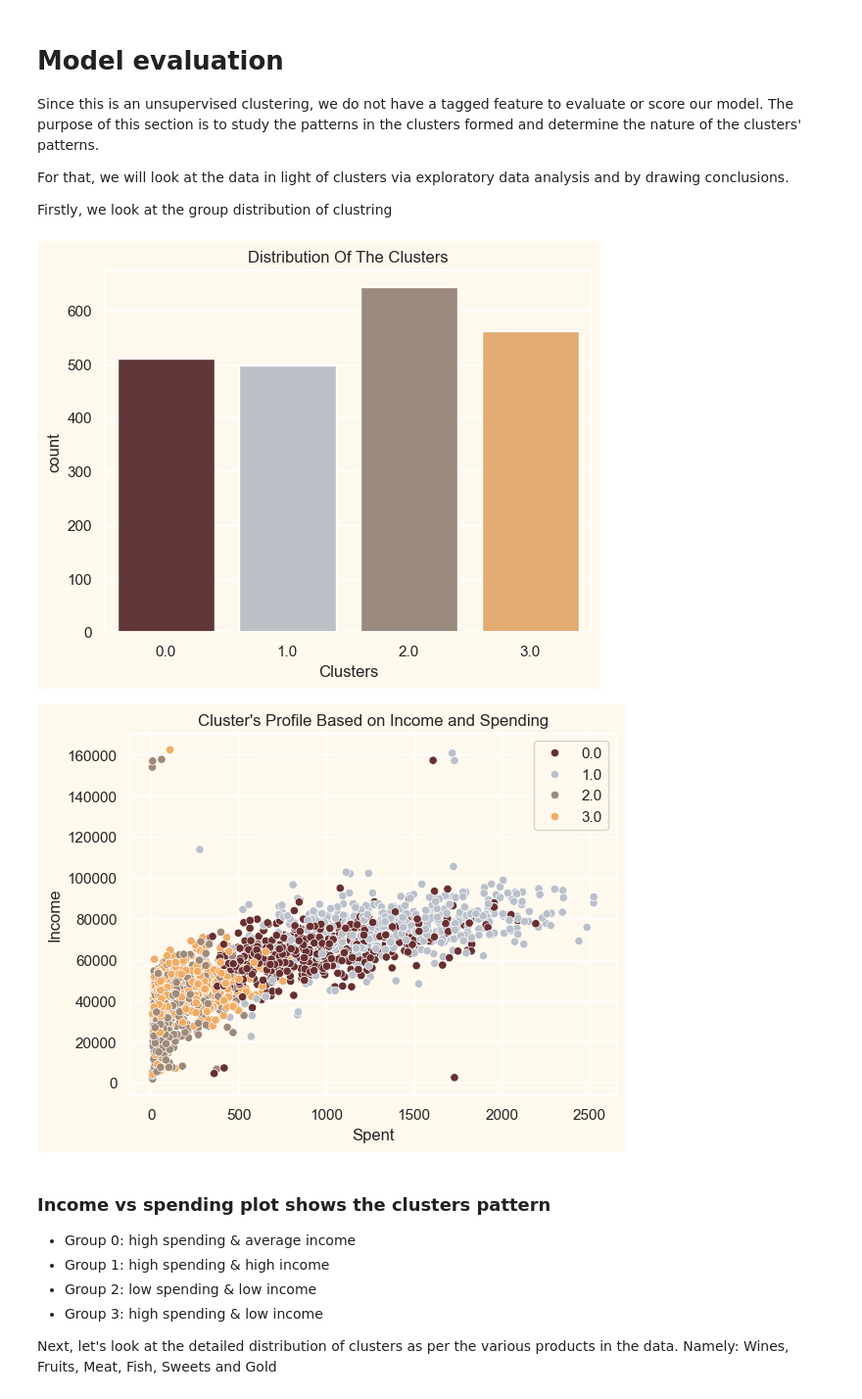
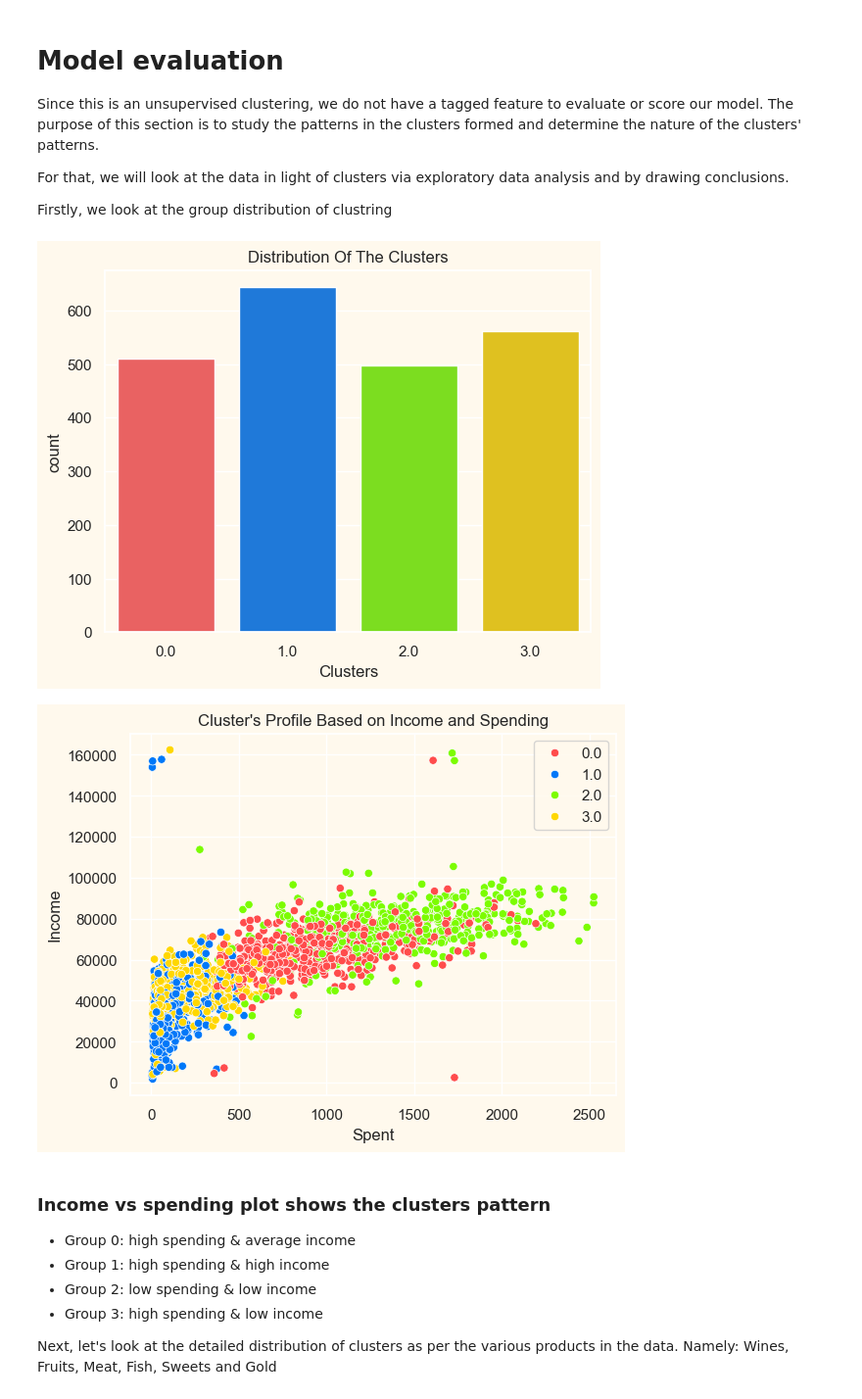
Before and after one commit to georgekenefati/Customer-Personality-Segmentation, a Jupyter notebook: KM_cluster_analysis.ipynb, the cells around one changed output. Shown at 98% size. Drawn from its saved outputs; the diff is of its cells as text; code cells hidden in the pictures.

Commit message:
FIX: change colors to be more fun

```diff
--- a/KM_cluster_analysis.ipynb
+++ b/KM_cluster_analysis.ipynb
@@ -21,7 +21,16 @@ scaled_ds = pd.read_pickle("scaled_ds.pkl")
 # Set the same nice colors
 sns.set_theme(rc={"axes.facecolor":"#FFF9ED","figure.facecolor":"#FFF9ED"})
 palette = ["#682F2F", "#9E726F", "#D6B2B1", "#B9C0C9", "#9F8A78", "#F3AB60"]
-cmap = colors.ListedColormap(["#682F2F", "#9E726F", "#D6B2B1", "#B9C0C9", "#9F8A78", "#F3AB60"])
+
+# Set colors based on Nintendo's colors for fun
+color_dict = {
+'Nintendo Red': '#FF4C4C',
+'Nintendo Blue': '#0078F8',
+'Nintendo Green': '#7CFC00',
+'Nintendo Yellow': '#FFD700',
+}
+nintendo_colors = list(color_dict.values())
+cmap = colors.ListedColormap(nintendo_colors)
 # %%
 data.describe()
 # %% [output]
@@ -97,19 +106,18 @@ For that, we will look at the data in light of clusters via exploratory data ana
 Firstly, we look at the group distribution of clustring
 # %%
 #Plotting countplot of clusters
-pal = ["#682F2F","#B9C0C9", "#9F8A78","#F3AB60"]
-pl = sns.countplot(x=data["Clusters"], palette= pal)
+pl = sns.countplot(x=data["Clusters"], palette=nintendo_colors)
 pl.set_title("Distribution Of The Clusters")
 plt.show()
 # %% [output]
-[figure, old version]
+[figure, new version]
 # %%
-pl = sns.scatterplot(data = data,x=data["Spent"], y=data["Income"],hue=data["Clusters"], palette= pal)
+pl = sns.scatterplot(data = data,x=data["Spent"], y=data["Income"],hue=data["Clusters"], palette= nintendo_colors)
 pl.set_title("Cluster's Profile Based on Income and Spending")
 plt.legend()
 plt.show()
 # %% [output]
-[figure, old version]
+[figure, new version]
 # %% [markdown]
 ### Income vs spending plot shows the clusters pattern
 
```
Also changed, not shown: parts of 5 cells of this notebook, 2 other files.
